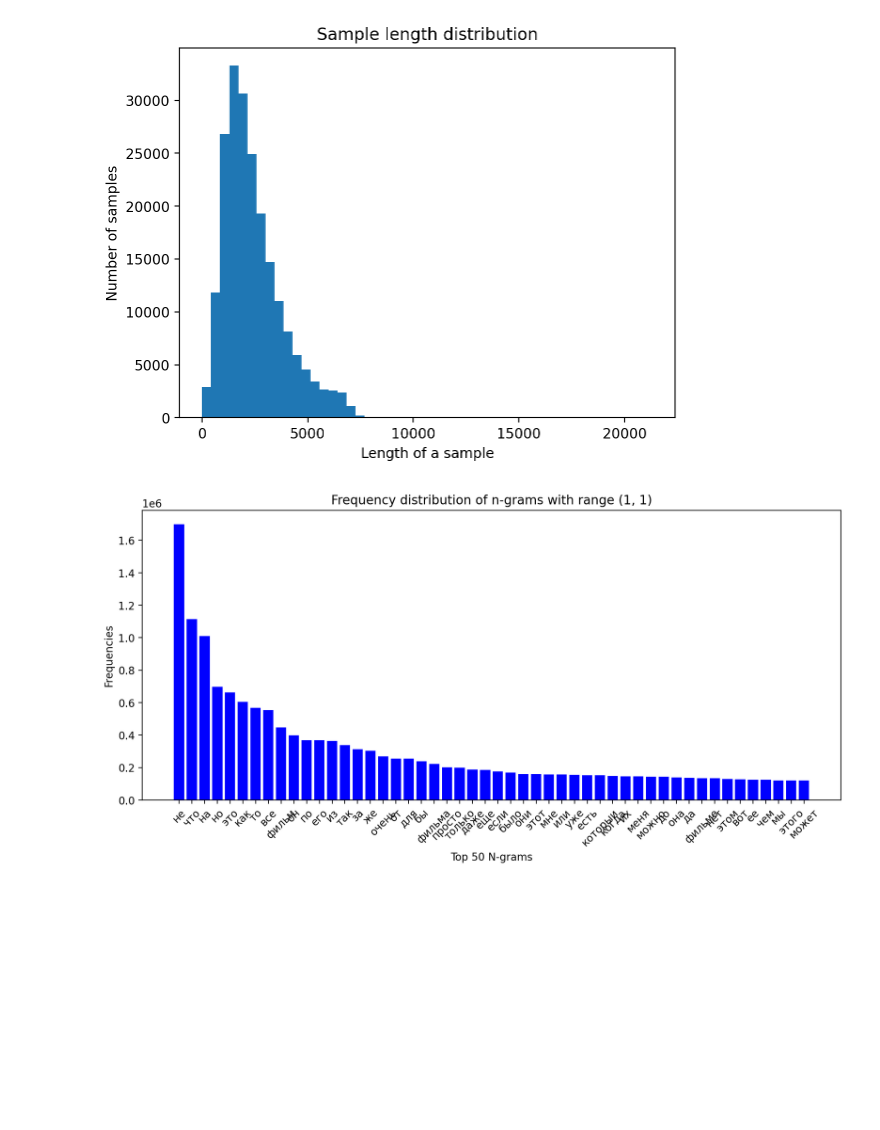
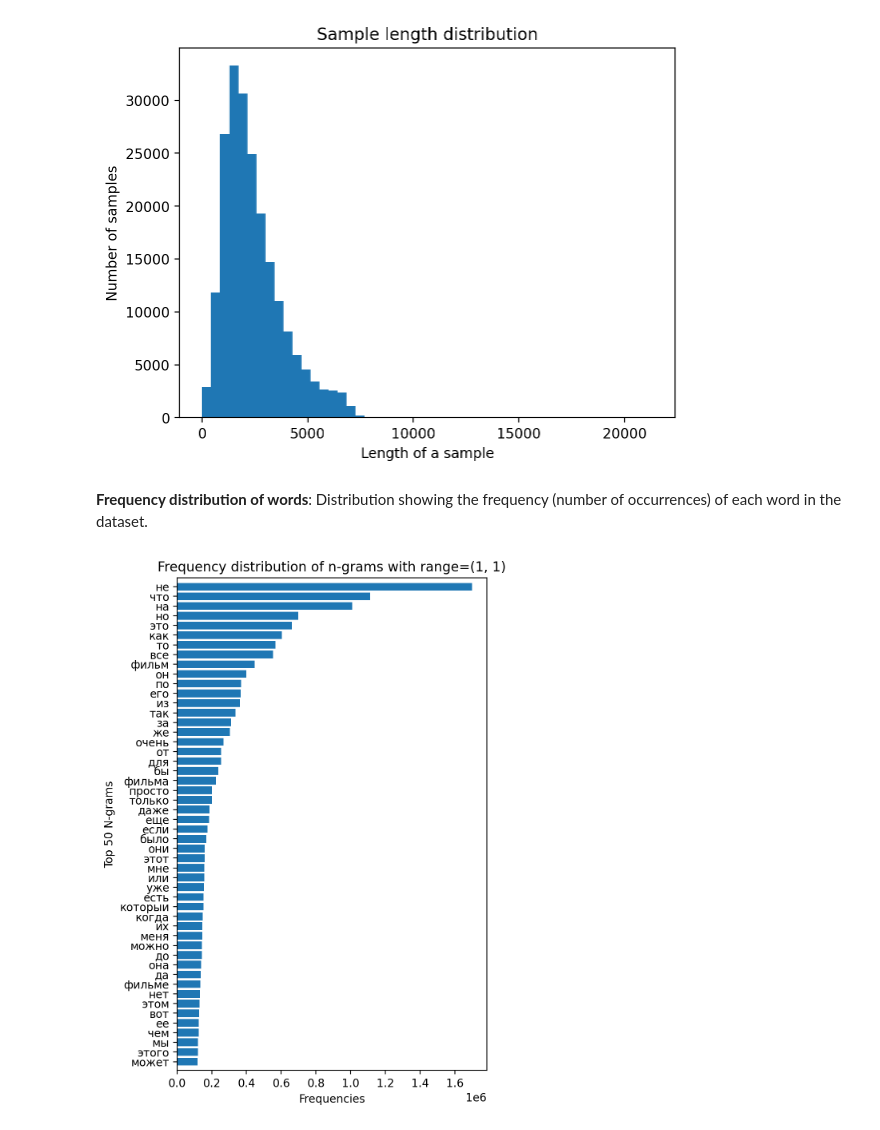
Before and after one commit to Extremesarova/shows_sentiment_analysis, a Jupyter notebook: notebooks/01_eda.ipynb, the cells around one changed output. Cells and saved outputs as stored; diff of their text form; code cells hidden in the pictures; blank space fills up the shorter version.

```diff
--- a/notebooks/01_eda.ipynb
+++ b/notebooks/01_eda.ipynb
@@ -54,35 +54,34 @@ def plot_sample_length_distribution(sample_texts):
 
 
 def plot_frequency_distribution_of_ngrams(
-    sample_texts, ngram_range=(1, 2), num_ngrams=50
+    sample_texts, ngram_range=(1, 1), num_ngrams=50
 ):
     """Plots the frequency distribution of n-grams.
 
     # Arguments
         samples_texts: list, sample texts.
-        ngram_range: tuple (min, max).
-            The range of n-gram values to consider.
-            min and max are the lower and upper bound values for the range.
+        ngram_range: tuple (min, max), The range of n-gram values to consider.
+            min and max are the lower and the upper bound values for the range.
         num_ngrams: int, number of n-grams to plot.
             Top `num_ngrams` frequent n-grams will be plotted.
     """
-    # Create args required for vectorizing
+    # Create args required for vectorizing.
     kwargs = {
         "ngram_range": ngram_range,
         "dtype": "int32",
         "strip_accents": "unicode",
         "decode_error": "replace",
-        "analyzer": "word",  # Split text into word tokens
+        "analyzer": "word",  # Split text into word tokens.
     }
     vectorizer = CountVectorizer(**kwargs)
 
     # This creates a vocabulary (dict, where keys are n-grams and values are
     # indices). This also converts every text to an array the length of
-    # vocabulary, where each element represents the count of n-grams
-    # corresponding to that index in vocabulary
+    # vocabulary, where every element represents the count of the n-gram
+    # corresponding at that index in vocabulary.
     vectorized_texts = vectorizer.fit_transform(sample_texts)
 
-    # This is the list of all n-grams in the index order from the vocabulary
+    # This is the list of all n-grams in the index order from the vocabulary.
     all_ngrams = list(vectorizer.get_feature_names_out())
     num_ngrams = min(num_ngrams, len(all_ngrams))
     # ngrams = all_ngrams[:num_ngrams]
@@ -90,22 +89,26 @@ def plot_frequency_distribution_of_ngrams(
     # Add up the counts per n-gram ie. column-wise
     all_counts = vectorized_texts.sum(axis=0).tolist()[0]
 
-    # Sort n-grams and counts by frequency and get top `num_ngrams` ngrams
+    # Sort n-grams and counts by frequency and get top `num_ngrams` ngrams.
     all_counts, all_ngrams = zip(
         *[(c, n) for c, n in sorted(zip(all_counts, all_ngrams), reverse=True)]
     )
-    ngrams = list(all_ngrams)[:num_ngrams]
-    counts = list(all_counts)[:num_ngrams]
+    ngrams = list(all_ngrams)[:num_ngrams][::-1]
+    counts = list(all_counts)[:num_ngrams][::-1]
 
     idx = np.arange(num_ngrams)
 
-    f, ax = plt.subplots(figsize=(12, 5))
-
-    plt.bar(idx, counts, width=0.8, color="b")
-    plt.xlabel(f"Top {num_ngrams} N-grams")
-    plt.ylabel("Frequencies")
-    plt.title(f"Frequency distribution of n-grams with range={ngram_range}")
-    plt.xticks(idx, ngrams, rotation=45)
+    f, ax = plt.subplots(figsize=(5, 8))
+    plt.barh(idx, counts, align='center')
+    plt.ylabel("Top {num_ngrams} N-grams".format(num_ngrams=num_ngrams))
+    plt.xlabel("Frequencies")
+    plt.title(
+        "Frequency distribution of n-grams with range={ngram_range}".format(
+            ngram_range=ngram_range
+        )
+    )
+    plt.yticks(idx, ngrams)
+    plt.margins(0.05, 0.01)
     plt.show()
 # %% [markdown]
 ## Loading data
@@ -195,8 +200,12 @@ num_words_per_sample
 plot_sample_length_distribution(reviews["text"].values)
 # %% [output]
 [figure]
+# %% [markdown]
+**Frequency distribution of words**: Distribution showing the frequency (number of occurrences) of each word in the dataset.
 # %%
-plot_frequency_distribution_of_ngrams(reviews["text"].values, ngram_range=(1, 1))
+plot_frequency_distribution_of_ngrams(
+    reviews["text"].values, ngram_range=(1, 1), num_ngrams=50
+)
 # %% [output]
-[figure, old version]
+[figure, new version]
 # %%
```
Also changed, not shown: parts of 10 cells of this notebook, 1 other file.
